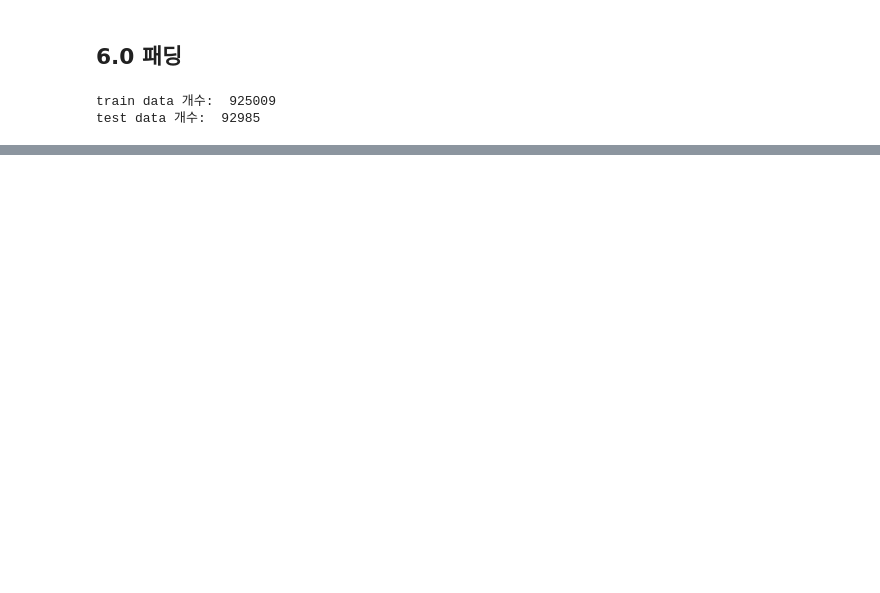
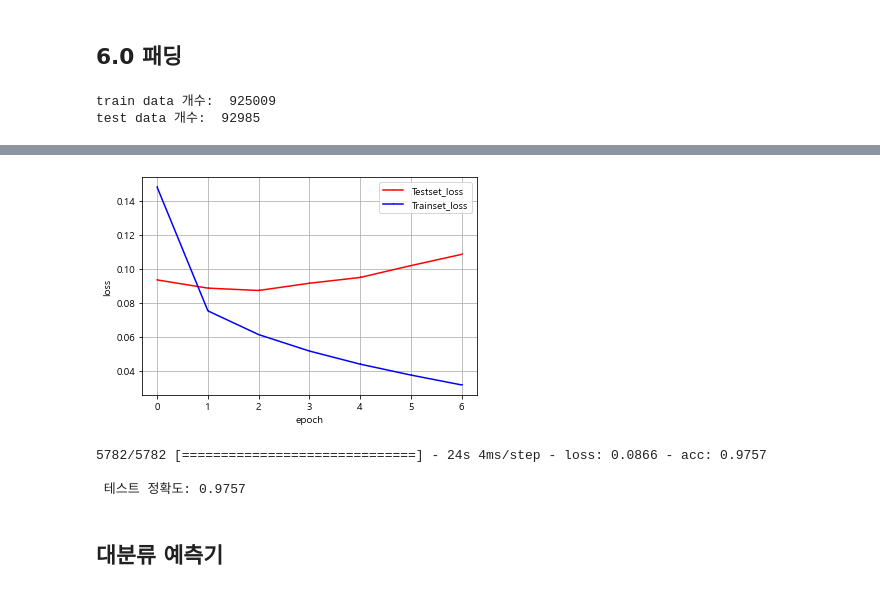
Before and after one commit to huitaek/contest-kostat-ai, a Jupyter notebook: preprocessing.ipynb, the cells around one changed output, grey strips where cells are left out. Saved outputs shown, nothing was run; the diff lists cells and outputs as text; code cells hidden in the pictures; blank space fills up the shorter version.

Commit message:
LSTM, prediction, feat Hitagi

```diff
--- a/preprocessing.ipynb
+++ b/preprocessing.ipynb
@@ -669,0 +756,30 @@ print(len(X_train), len(X_test), len(y_train), len(y_test))
+# %%
+from sklearn import preprocessing
+le = preprocessing.LabelEncoder()
+y_train_1 = le.fit_transform(y_train_1)
+y_test_1 = le.fit_transform(y_test_1)
+from keras.utils import np_utils
+y_train_1 = np_utils.to_categorical(y_train_1)
+y_test_1 = np_utils.to_categorical(y_test_1)
+# from tensorflow.math import argmax
+# %%
+from tensorflow.keras.layers import Embedding, Dense, LSTM
+from tensorflow.keras.models import Sequential
+from tensorflow.keras.models import load_model
+from tensorflow.keras.callbacks import EarlyStopping, ModelCheckpoint
+from tensorflow.keras.optimizers import Adam
+
+vocab_size = 32753
+embedding_dim = 200
+hidden_units = 128
+
+model = Sequential()
+model.add(Embedding(vocab_size, embedding_dim))
+model.add(LSTM(hidden_units))
+model.add(Dense(19, activation='softmax'))
+
+es = EarlyStopping(monitor='val_loss', mode='min', verbose=1, patience=4)
+mc = ModelCheckpoint('best_model.h5', monitor='val_acc', mode='max', verbose=1, save_best_only=True)
+
+model.compile(optimizer='adam', loss='categorical_crossentropy', metrics=['acc'])
+history = model.fit(X_train, y_train_1, epochs=10, callbacks=[es, mc], batch_size=128, validation_split=0.2)
@@ -669,0 +804,22 @@ print(len(X_train), len(X_test), len(y_train), len(y_test))
+# %%
+y_test_loss = history.history['val_loss']
+y_train_loss = history.history['loss']
+
+x_len = np.arange(len(y_test_loss))
+plt.plot (x_len, y_test_loss, marker=',', c='red', label='Testset_loss')
+plt.plot(x_len, y_train_loss, marker=',', c='blue', label='Trainset_loss')
+
+plt.legend(loc='upper right')
+plt.grid()
+plt.xlabel('epoch')
+plt.ylabel('loss')
+plt.show()
+# %% [output]
+[figure, added]
+# %%
+loaded_model = load_model('best_model.h5')
+print("\n 테스트 정확도: %.4f" % (loaded_model.evaluate(X_test, y_test_1)[1]))
+# %% [output]
+5782/5782 [==============================] - 24s 4ms/step - loss: 0.0866 - acc: 0.9757
+
+ 테스트 정확도: 0.9757
@@ -669,0 +832,2 @@ print(len(X_train), len(X_test), len(y_train), len(y_test))
+# %% [markdown]
+## 대분류 예측기
```
Also changed, not shown: parts of 21 cells of this notebook, 8 other files.
